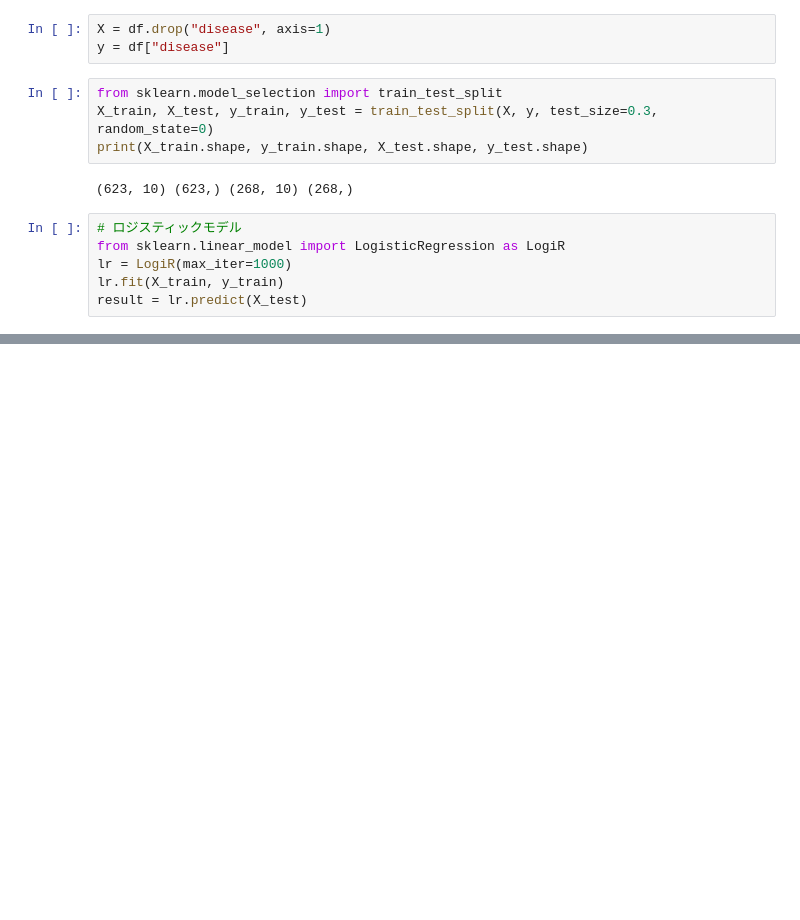
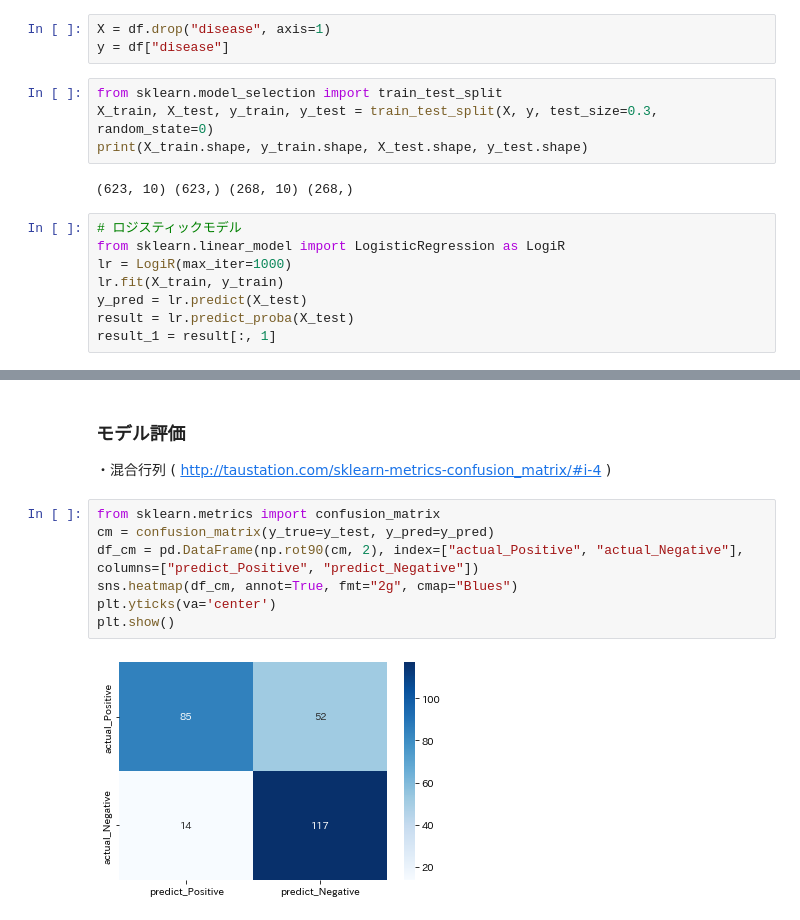
Before and after one commit to kotarott/signate_competition_02, a Jupyter notebook: kenshin_model_01.ipynb, the cells around one changed output, grey strips where cells are left out. Saved outputs shown, nothing was run; the diff lists cells and outputs as text; blank space fills up the shorter version.

```diff
--- a/kenshin_model_01.ipynb
+++ b/kenshin_model_01.ipynb
@@ -103,4 +118,6 @@ print(X_train.shape, y_train.shape, X_test.shape, y_test.shape)
 from sklearn.linear_model import LogisticRegression as LogiR
 lr = LogiR(max_iter=1000)
 lr.fit(X_train, y_train)
-result = lr.predict(X_test)
+y_pred = lr.predict(X_test)
+result = lr.predict_proba(X_test)
+result_1 = result[:, 1]
@@ -109,0 +143,13 @@ TypeError: 'list' object cannot be interpreted as an integer
+# %% [markdown]
+### モデル評価
+
+・混合行列 ( http://taustation.com/sklearn-metrics-confusion_matrix/#i-4 )
+# %%
+from sklearn.metrics import confusion_matrix
+cm = confusion_matrix(y_true=y_test, y_pred=y_pred)
+df_cm = pd.DataFrame(np.rot90(cm, 2), index=["actual_Positive", "actual_Negative"], columns=["predict_Positive", "predict_Negative"])
+sns.heatmap(df_cm, annot=True, fmt="2g", cmap="Blues")
+plt.yticks(va='center')
+plt.show()
+# %% [output]
+[figure, added]
```
Also changed, not shown: parts of 9 cells of this notebook.
